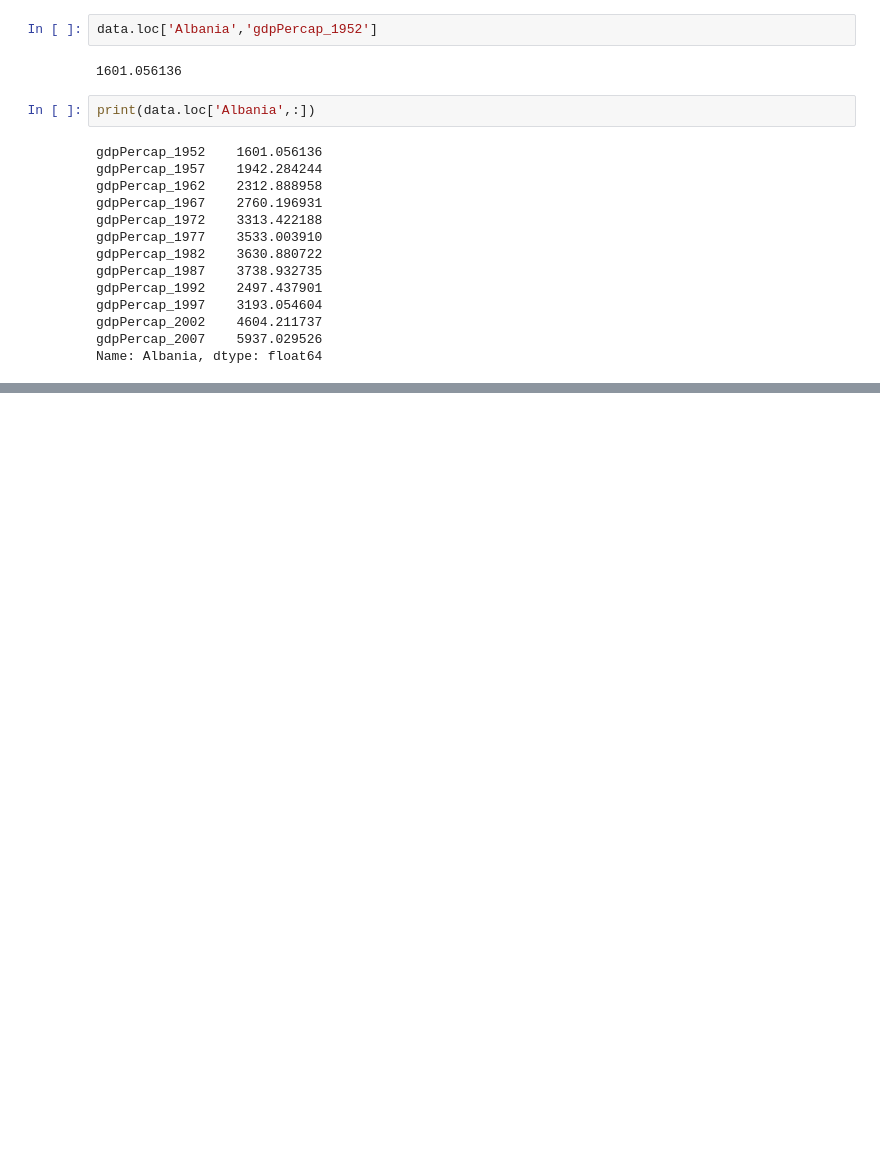
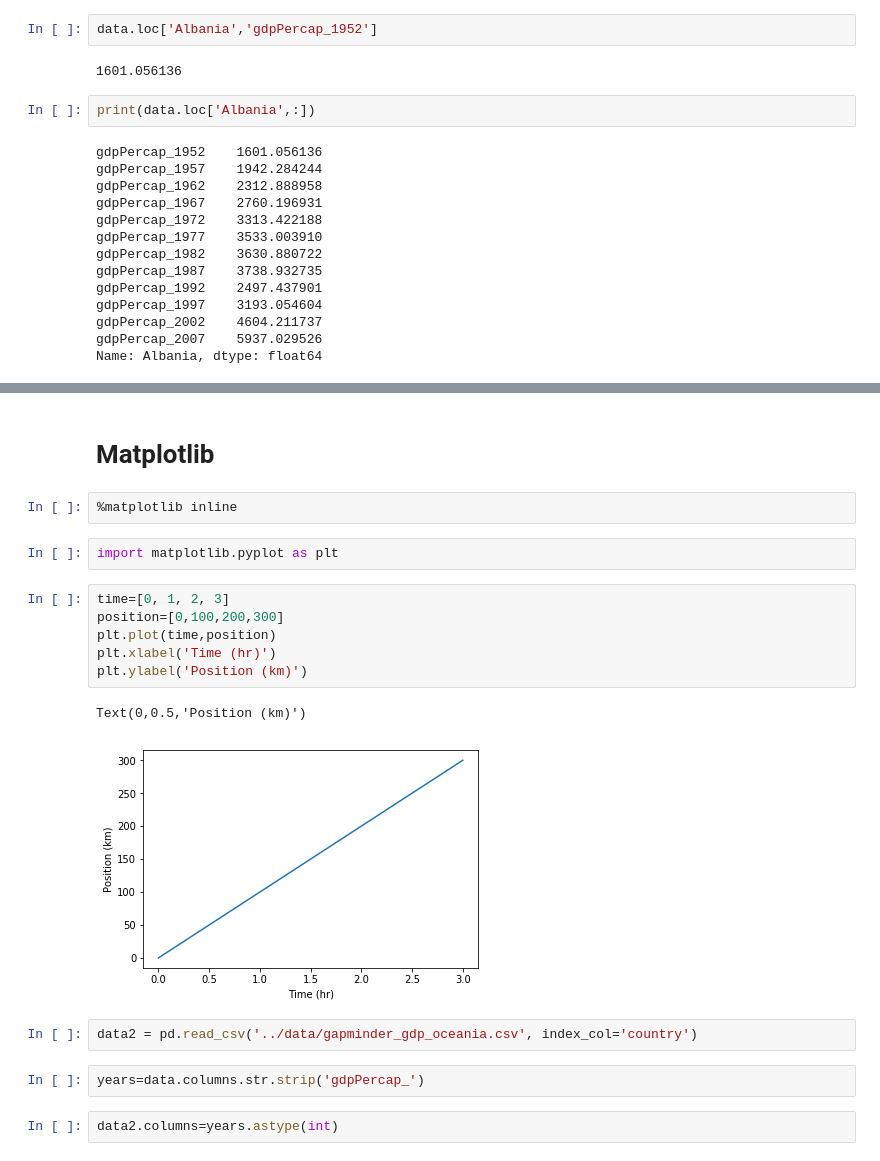
Before and after one commit to csfenrich/Python-Day2, a Jupyter notebook: code/Day2_code.ipynb, the cells around one changed output, grey strips where cells are left out. Saved outputs shown, nothing was run; the diff lists cells and outputs as text; blank space fills up the shorter version.

Commit message:
add pyplot to notebook

```diff
--- a/code/Day2_code.ipynb
+++ b/code/Day2_code.ipynb
@@ -81,0 +100,21 @@ print(data.loc[])
+# %% [markdown]
+# Matplotlib
+# %%
+%matplotlib inline
+# %%
+import matplotlib.pyplot as plt
+# %%
+time=[0, 1, 2, 3]
+position=[0,100,200,300]
+plt.plot(time,position)
+plt.xlabel('Time (hr)')
+plt.ylabel('Position (km)')
+# %% [output]
+Text(0,0.5,'Position (km)')
+[figure, added]
+# %%
+data2 = pd.read_csv('../data/gapminder_gdp_oceania.csv', index_col='country')
+# %%
+years=data.columns.str.strip('gdpPercap_')
+# %%
+data2.columns=years.astype(int)
```
Also changed, not shown: parts of 3 cells of this notebook.
